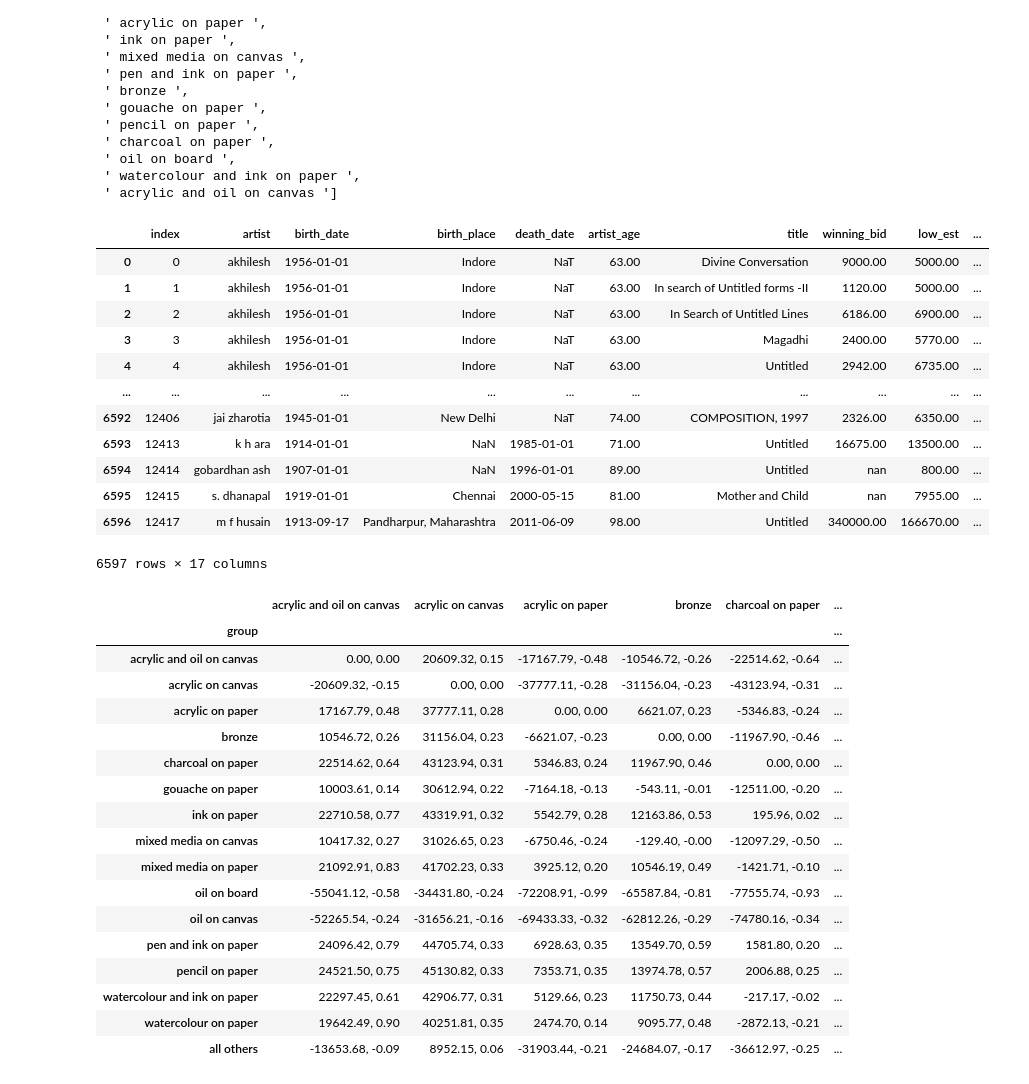
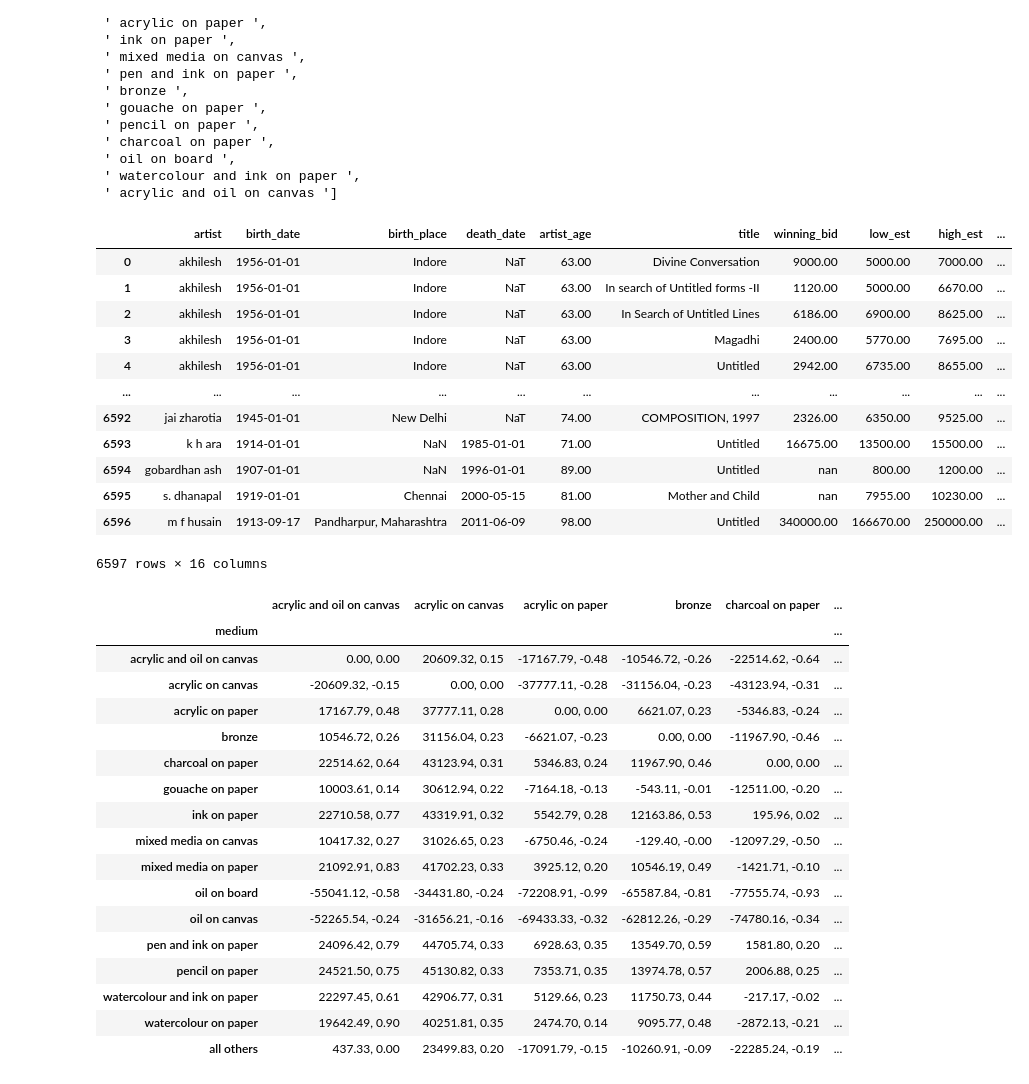
Before and after one commit to dcaohuu18/saffronart_stats_analysis, a Jupyter notebook: internal_categorical_relationships.ipynb, the cells around one changed output. Saved outputs shown, nothing was run; the diff lists cells and outputs as text; code cells hidden in the pictures.

```diff
--- a/internal_categorical_relationships.ipynb
+++ b/internal_categorical_relationships.ipynb
@@ -170,19 +170,19 @@ top_meds
  ' acrylic and oil on canvas ']
 # %%
 top_meds_df = saffronart_df.loc[saffronart_df.medium.isin(top_meds)]
-top_meds_df.reset_index(inplace=True)
+top_meds_df.reset_index(inplace=True, drop=True)
 top_meds_df
 # %% [output]
-|  | index | artist | birth_date | birth_place | death_date | artist_age | title | winning_bid | low_est | ... |
-| 0 | 0 | akhilesh | 1956-01-01 | Indore | NaT | 63.00 | Divine Conversation | 9000.00 | 5000.00 | ... |
-| 1 | 1 | akhilesh | 1956-01-01 | Indore | NaT | 63.00 | In search of Untitled forms -II | 1120.00 | 5000.00 | ... |
-| 2 | 2 | akhilesh | 1956-01-01 | Indore | NaT | 63.00 | In Search of Untitled Lines | 6186.00 | 6900.00 | ... |
-| 3 | 3 | akhilesh | 1956-01-01 | Indore | NaT | 63.00 | Magadhi | 2400.00 | 5770.00 | ... |
-| 4 | 4 | akhilesh | 1956-01-01 | Indore | NaT | 63.00 | Untitled | 2942.00 | 6735.00 | ... |
+|  | artist | birth_date | birth_place | death_date | artist_age | title | winning_bid | low_est | high_est | ... |
+| 0 | akhilesh | 1956-01-01 | Indore | NaT | 63.00 | Divine Conversation | 9000.00 | 5000.00 | 7000.00 | ... |
+| 1 | akhilesh | 1956-01-01 | Indore | NaT | 63.00 | In search of Untitled forms -II | 1120.00 | 5000.00 | 6670.00 | ... |
+| 2 | akhilesh | 1956-01-01 | Indore | NaT | 63.00 | In Search of Untitled Lines | 6186.00 | 6900.00 | 8625.00 | ... |
+| 3 | akhilesh | 1956-01-01 | Indore | NaT | 63.00 | Magadhi | 2400.00 | 5770.00 | 7695.00 | ... |
+| 4 | akhilesh | 1956-01-01 | Indore | NaT | 63.00 | Untitled | 2942.00 | 6735.00 | 8655.00 | ... |
 | ... | ... | ... | ... | ... | ... | ... | ... | ... | ... | ... |
-| 6592 | 12406 | jai zharotia | 1945-01-01 | New Delhi | NaT | 74.00 | COMPOSITION, 1997 | 2326.00 | 6350.00 | ... |
-| 6593 | 12413 | k h ara | 1914-01-01 | NaN | 1985-01-01 | 71.00 | Untitled | 16675.00 | 13500.00 | ... |
-| 6594 | 12414 | gobardhan ash | 1907-01-01 | NaN | 1996-01-01 | 89.00 | Untitled | nan | 800.00 | ... |
-| 6595 | 12415 | s. dhanapal | 1919-01-01 | Chennai | 2000-05-15 | 81.00 | Mother and Child | nan | 7955.00 | ... |
-| 6596 | 12417 | m f husain | 1913-09-17 | Pandharpur, Maharashtra | 2011-06-09 | 98.00 | Untitled | 340000.00 | 166670.00 | ... |
+| 6592 | jai zharotia | 1945-01-01 | New Delhi | NaT | 74.00 | COMPOSITION, 1997 | 2326.00 | 6350.00 | 9525.00 | ... |
+| 6593 | k h ara | 1914-01-01 | NaN | 1985-01-01 | 71.00 | Untitled | 16675.00 | 13500.00 | 15500.00 | ... |
+| 6594 | gobardhan ash | 1907-01-01 | NaN | 1996-01-01 | 89.00 | Untitled | nan | 800.00 | 1200.00 | ... |
+| 6595 | s. dhanapal | 1919-01-01 | Chennai | 2000-05-15 | 81.00 | Mother and Child | nan | 7955.00 | 10230.00 | ... |
+| 6596 | m f husain | 1913-09-17 | Pandharpur, Maharashtra | 2011-06-09 | 98.00 | Untitled | 340000.00 | 166670.00 | 250000.00 | ... |
-6597 rows × 17 columns
+6597 rows × 16 columns
@@ -189,9 +211,9 @@ top_meds_df
 # %%
-med_mean_diff = mean_p_diff_by(top_meds_df, 'medium')
+med_mean_diff = subgr_mean_p_diff_by(saffronart_df, top_meds_df, 'medium')
 format_pairwise_df(med_mean_diff)
 # %% [output]
 |  | acrylic and oil on canvas | acrylic on canvas | acrylic on paper | bronze | charcoal on paper | ... |
-| group |  |  |  |  |  | ... |
+| medium |  |  |  |  |  | ... |
 | acrylic and oil on canvas | 0.00, 0.00 | 20609.32, 0.15 | -17167.79, -0.48 | -10546.72, -0.26 | -22514.62, -0.64 | ... |
 | acrylic on canvas | -20609.32, -0.15 | 0.00, 0.00 | -37777.11, -0.28 | -31156.04, -0.23 | -43123.94, -0.31 | ... |
 | acrylic on paper | 17167.79, 0.48 | 37777.11, 0.28 | 0.00, 0.00 | 6621.07, 0.23 | -5346.83, -0.24 | ... |
@@ -207,4 +229,4 @@ format_pairwise_df(med_mean_diff)
 | pencil on paper | 24521.50, 0.75 | 45130.82, 0.33 | 7353.71, 0.35 | 13974.78, 0.57 | 2006.88, 0.25 | ... |
 | watercolour and ink on paper | 22297.45, 0.61 | 42906.77, 0.31 | 5129.66, 0.23 | 11750.73, 0.44 | -217.17, -0.02 | ... |
 | watercolour on paper | 19642.49, 0.90 | 40251.81, 0.35 | 2474.70, 0.14 | 9095.77, 0.48 | -2872.13, -0.21 | ... |
-| all others | -13653.68, -0.09 | 8952.15, 0.06 | -31903.44, -0.21 | -24684.07, -0.17 | -36612.97, -0.25 | ... |
+| all others | 437.33, 0.00 | 23499.83, 0.20 | -17091.79, -0.15 | -10260.91, -0.09 | -22285.24, -0.19 | ... |
```
Also changed, not shown: parts of 13 cells of this notebook.
